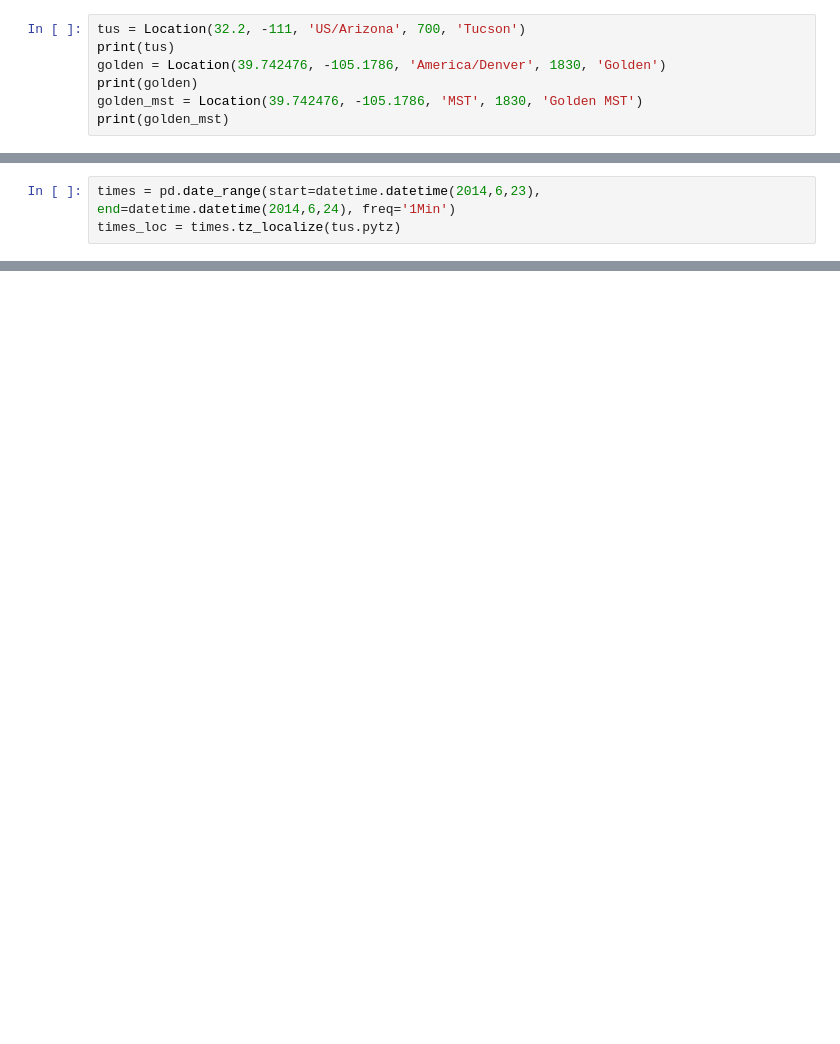
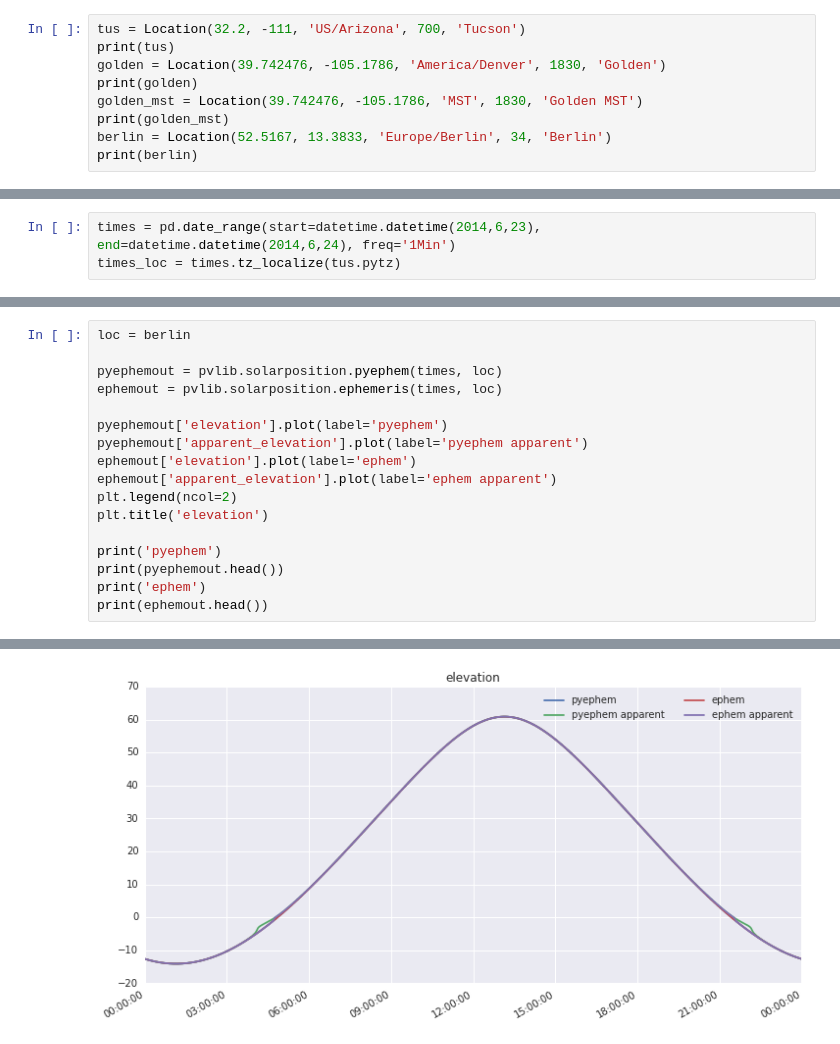
Before and after one commit to pvlib/pvlib-python, a Jupyter notebook: docs/tutorials/solarposition.ipynb, the cells around one changed output, grey strips where cells are left out. Saved outputs shown, nothing was run; the diff lists cells and outputs as text; blank space fills up the shorter version.

```diff
--- a/docs/tutorials/solarposition.ipynb
+++ b/docs/tutorials/solarposition.ipynb
@@ -22,6 +52,8 @@ golden = Location(39.742476, -105.1786, 'America/Denver', 1830, 'Golden')
 print(golden)
 golden_mst = Location(39.742476, -105.1786, 'MST', 1830, 'Golden MST')
 print(golden_mst)
+berlin = Location(52.5167, 13.3833, 'Europe/Berlin', 34, 'Berlin')
+print(berlin)
 # %% [output]
 Tucson: latitude=32.2, longitude=-111, tz=US/Arizona, altitude=700
 Golden: latitude=39.742476, longitude=-105.1786, tz=America/Denver, altitude=1830
@@ -176,0 +252,18 @@ pyephem
+# %%
+loc = berlin
+
+pyephemout = pvlib.solarposition.pyephem(times, loc)
+ephemout = pvlib.solarposition.ephemeris(times, loc)
+
+pyephemout['elevation'].plot(label='pyephem')
+pyephemout['apparent_elevation'].plot(label='pyephem apparent')
+ephemout['elevation'].plot(label='ephem')
+ephemout['apparent_elevation'].plot(label='ephem apparent')
+plt.legend(ncol=2)
+plt.title('elevation')
+
+print('pyephem')
+print(pyephemout.head())
+print('ephem')
+print(ephemout.head())
+# %% [output]
@@ -176,0 +287 @@ pyephem
+[figure, added]
```
Also changed, not shown: parts of 27 cells of this notebook.
